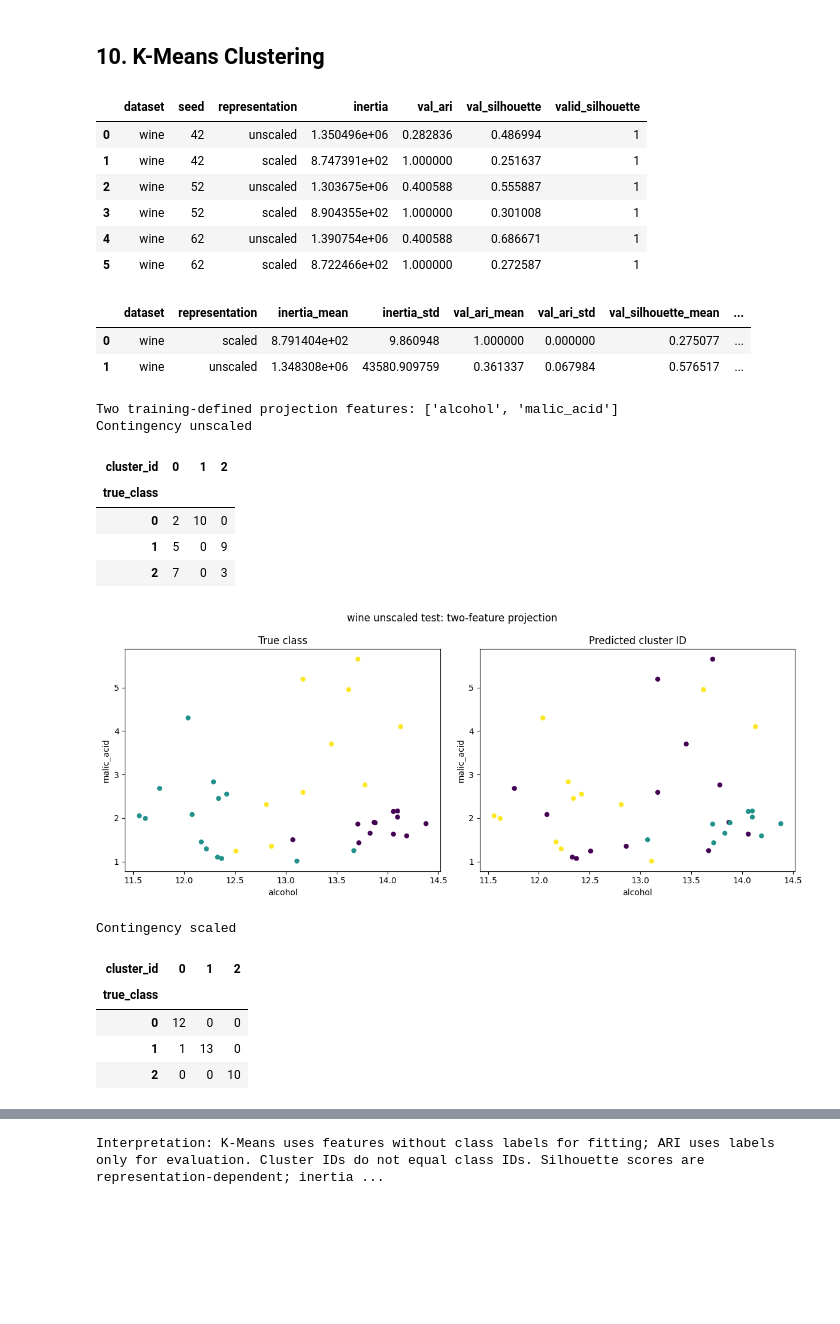
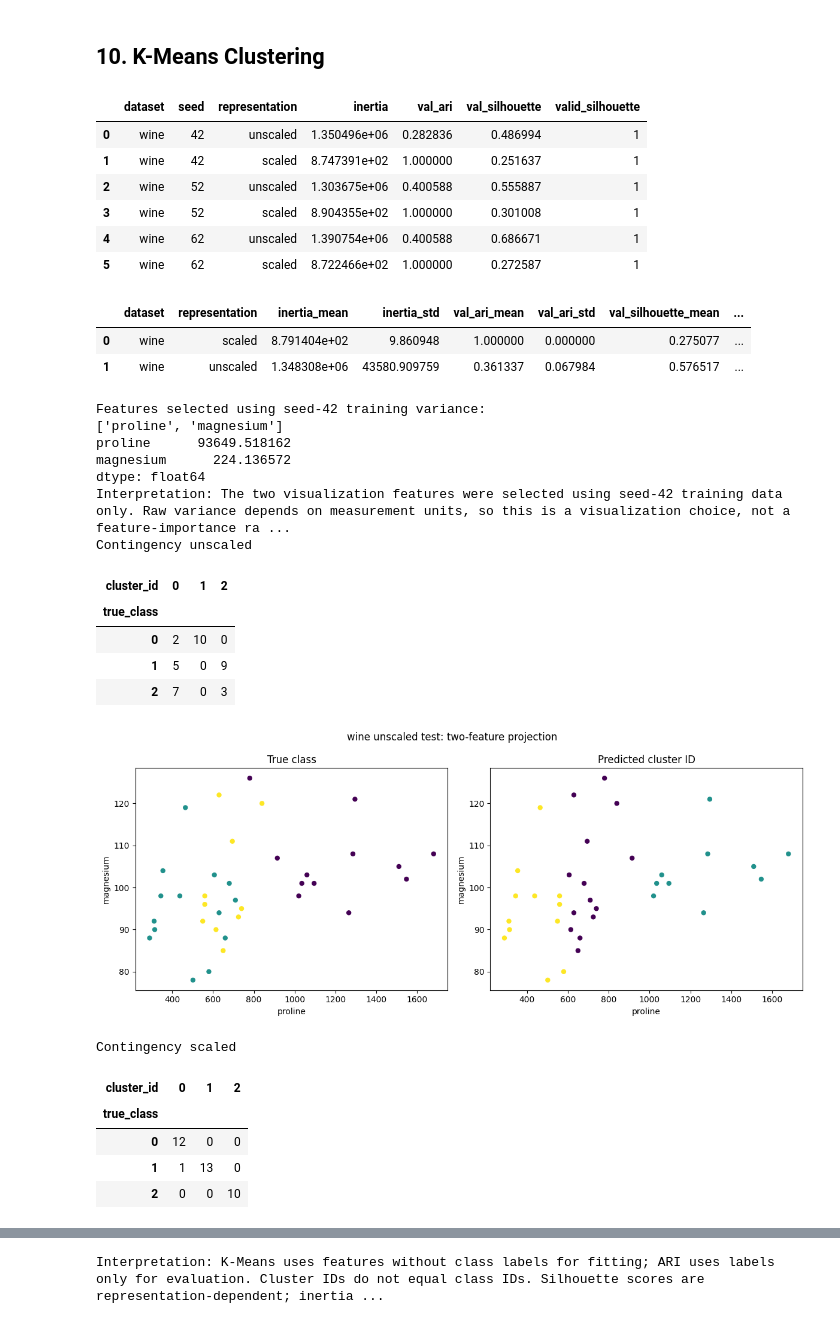
Before and after one commit to neva4434/ML_Midterm_Project, a Jupyter notebook: wine.ipynb, the cells around one changed output, grey strips where cells are left out. Saved outputs shown, nothing was run; the diff lists cells and outputs as text; code cells hidden in the pictures; blank space fills up the shorter version.

```diff
--- a/wine.ipynb
+++ b/wine.ipynb
@@ -235,7 +239,13 @@ metrics=['train_accuracy','train_f1','val_accuracy','val_precision','val_recall'
 summary=run_df.groupby(['dataset','configuration_id','algorithm','representation','parameter'],as_index=False)[metrics].agg(['mean','std']);summary.columns=['_'.join(filter(None,map(str,c))) for c in summary.columns.to_flat_index()];summary=summary.rename(columns={c:c[:-1] for c in summary.columns if c.endswith('_')});assert len(summary)==22
 summary=summary.sort_values(['val_f1_mean','val_accuracy_mean','val_f1_std','configuration_id'],ascending=[False,False,True,True]).reset_index(drop=True)
 display(summary);winner=summary.iloc[0];print('SELECTED FROM VALIDATION:',winner['configuration_id']);print('Interpretation: Ranking uses mean validation macro-F1, then mean accuracy, lower sample F1 SD, then alphabetical ID. Test data are not used.')
-run_df.to_csv(ROOT/(dataset+'_classifier_runs.csv'),index=False);summary.to_csv(ROOT/(dataset+'_classifier_summary.csv'),index=False)
+run_df.to_csv(ROOT/(dataset+'_classifier_runs.csv'),index=False)
+summary.to_csv(ROOT/(dataset+'_classifier_summary.csv'),index=False)
+run_df['parameter'] = run_df['parameter'].fillna('None')
+summary['parameter'] = summary['parameter'].fillna('None')
+
+run_df.to_csv(ROOT/(dataset+'_classifier_runs.csv'),index=False)
+summary.to_csv(ROOT/(dataset+'_classifier_summary.csv'),index=False)
 for algo,params,filename,xlabel in [('tree',[2,3,5,10,None],'tree_depth','max_depth'),('knn',[1,3,5,7,11],'knn_neighbors','n_neighbors')]:
  fig,ax=plt.subplots(figsize=(9,5))
  for rep in ['unscaled','scaled']:
@@ -243,7 +253,17 @@ for algo,params,filename,xlabel in [('tree',[2,3,5,10,None],'tree_depth','max_de
    ss=summary[(summary.algorithm==algo)&(summary.representation==rep)].set_index('parameter').loc[[str(p) for p in params]]
    ax.errorbar(range(len(params)),ss[col+'_mean'],yerr=ss[col+'_std'],marker='o',linestyle=style,label=rep+' '+label,capsize=3)
  ax.set_xticks(range(len(params)),[str(p) for p in params]);ax.set_xlabel(xlabel);ax.set_ylabel('Macro-F1 mean ± sample SD');ax.legend(fontsize=8);ax.set_title(dataset+' '+algo+' parameter comparison');savefig(dataset+'_'+filename+'.png')
-print('Interpretation: Inspect plotted train-validation gaps, changes across parameters, and standard-deviation bars. These are repeated overlapping splits, not independent test trials.')
+
+print(
+    "Interpretation: For the Wine dataset, "
+    "the selected configuration is KNN with k=11 using scaled features. "
+    "Its mean validation macro-F1 across three seeds is approximately "
+    "0.9814, with a sample standard deviation of 0.0323. "
+    "The training and validation curves help compare model complexity "
+    "and possible overfitting. The error bars represent variability "
+    "across three overlapping train-validation splits, not "
+    "independent test experiments."
+)
 # %% [output]
 |  | dataset | run_id | configuration_id | seed | algorithm | representation | parameter | train_accuracy | ... |
 | 0 | wine | wine_tree_unscaled_2_s42 | wine_tree_unscaled_2 | 42 | tree | unscaled | 2 | 0.935484 | ... |
@@ -342,37 +362,57 @@ for seed in SEEDS:
 km_df=pd.DataFrame(km_runs);display(km_df);assert len(km_df)==6
 km_summary=km_df.groupby(['dataset','representation'],as_index=False).agg(inertia_mean=('inertia','mean'),inertia_std=('inertia','std'),val_ari_mean=('val_ari','mean'),val_ari_std=('val_ari','std'),val_silhouette_mean=('val_silhouette','mean'),val_silhouette_std=('val_silhouette','std'),valid_seed_count=('valid_silhouette','sum'));display(km_summary)
 # Features chosen from seed-42 training columns before test inspection, with no selection using test labels.
-chosen_features=list(X.columns[:2]);print('Two training-defined projection features:',chosen_features)
+
+train_unscaled = prepared[42]['unscaled'][0]
+feature_variances = train_unscaled.var(axis=0, ddof=1)
+chosen_features = feature_variances.nlargest(2).index.tolist()
+
+print("Features selected using seed-42 training variance:")
+print(chosen_features)
+print(feature_variances.loc[chosen_features])
+print(
+    "Interpretation: The two visualization features were selected "
+    "using seed-42 training data only. Raw variance depends on "
+    "measurement units, so this is a visualization choice, "
+    "not a feature-importance ranking. "
+    "K-Means was fitted using all original features."
+)
+
 for rep in ['unscaled','scaled']:
  xx=prepared[42][rep][2];cluster=km_models[rep].predict(xx);counts=pd.Series(cluster).value_counts().sort_index().to_dict();ari=adjusted_rand_score(y_test,cluster);ss=sil(xx,cluster)
  km_tests.append(dict(dataset=dataset,representation=rep,seed=42,test_cluster_counts=str(counts),test_ari=ari,test_silhouette=ss))
  contingency=pd.crosstab(pd.Series(y_test.to_numpy(),name='true_class'),pd.Series(cluster,name='cluster_id'));print('Contingency',rep);display(contingency)
  fig,axes=plt.subplots(1,2,figsize=(12,5))
  for ax,labels_,title in [(axes[0],y_test.to_numpy(),'True class'),(axes[1],cluster,'Predicted cluster ID')]:
   ax.scatter(xx[chosen_features[0]],xx[chosen_features[1]],c=labels_,cmap='viridis',s=25);ax.set_title(title);ax.set_xlabel(chosen_features[0]);ax.set_ylabel(chosen_features[1])
  fig.suptitle(dataset+' '+rep+' test: two-feature projection');savefig(dataset+'_clusters_'+rep+'.png')
 print('Interpretation: K-Means uses features without class labels for fitting; ARI uses labels only for evaluation. Cluster IDs do not equal class IDs. Silhouette scores are representation-dependent; inertia across differently scaled spaces is not directly comparable.')
 km_test=pd.DataFrame(km_tests);display(km_test)
 km_df.to_csv(ROOT/(dataset+'_kmeans_runs.csv'),index=False);km_summary.to_csv(ROOT/(dataset+'_kmeans_summary.csv'),index=False);km_test.to_csv(ROOT/(dataset+'_kmeans_test.csv'),index=False)
 # %% [output]
 |  | dataset | seed | representation | inertia | val_ari | val_silhouette | valid_silhouette |
 | 0 | wine | 42 | unscaled | 1.350496e+06 | 0.282836 | 0.486994 | 1 |
 | 1 | wine | 42 | scaled | 8.747391e+02 | 1.000000 | 0.251637 | 1 |
 | 2 | wine | 52 | unscaled | 1.303675e+06 | 0.400588 | 0.555887 | 1 |
 | 3 | wine | 52 | scaled | 8.904355e+02 | 1.000000 | 0.301008 | 1 |
 | 4 | wine | 62 | unscaled | 1.390754e+06 | 0.400588 | 0.686671 | 1 |
 | 5 | wine | 62 | scaled | 8.722466e+02 | 1.000000 | 0.272587 | 1 |
 |  | dataset | representation | inertia_mean | inertia_std | val_ari_mean | val_ari_std | val_silhouette_mean | ... |
 | 0 | wine | scaled | 8.791404e+02 | 9.860948 | 1.000000 | 0.000000 | 0.275077 | ... |
 | 1 | wine | unscaled | 1.348308e+06 | 43580.909759 | 0.361337 | 0.067984 | 0.576517 | ... |
-Two training-defined projection features: ['alcohol', 'malic_acid']
+Features selected using seed-42 training variance:
+['proline', 'magnesium']
+proline      93649.518162
+magnesium      224.136572
+dtype: float64
+Interpretation: The two visualization features were selected using seed-42 training data only. Raw variance depends on measurement units, so this is a visualization choice, not a feature-importance ra ...
 Contingency unscaled
 | cluster_id | 0 | 1 | 2 |
 | true_class |  |  |  |
 | 0 | 2 | 10 | 0 |
 | 1 | 5 | 0 | 9 |
 | 2 | 7 | 0 | 3 |
-[figure, old version]
+[figure, new version]
 Contingency scaled
 | cluster_id | 0 | 1 | 2 |
 | true_class |  |  |  |
```
Also changed, not shown: parts of 3 cells of this notebook, 17 other files.
